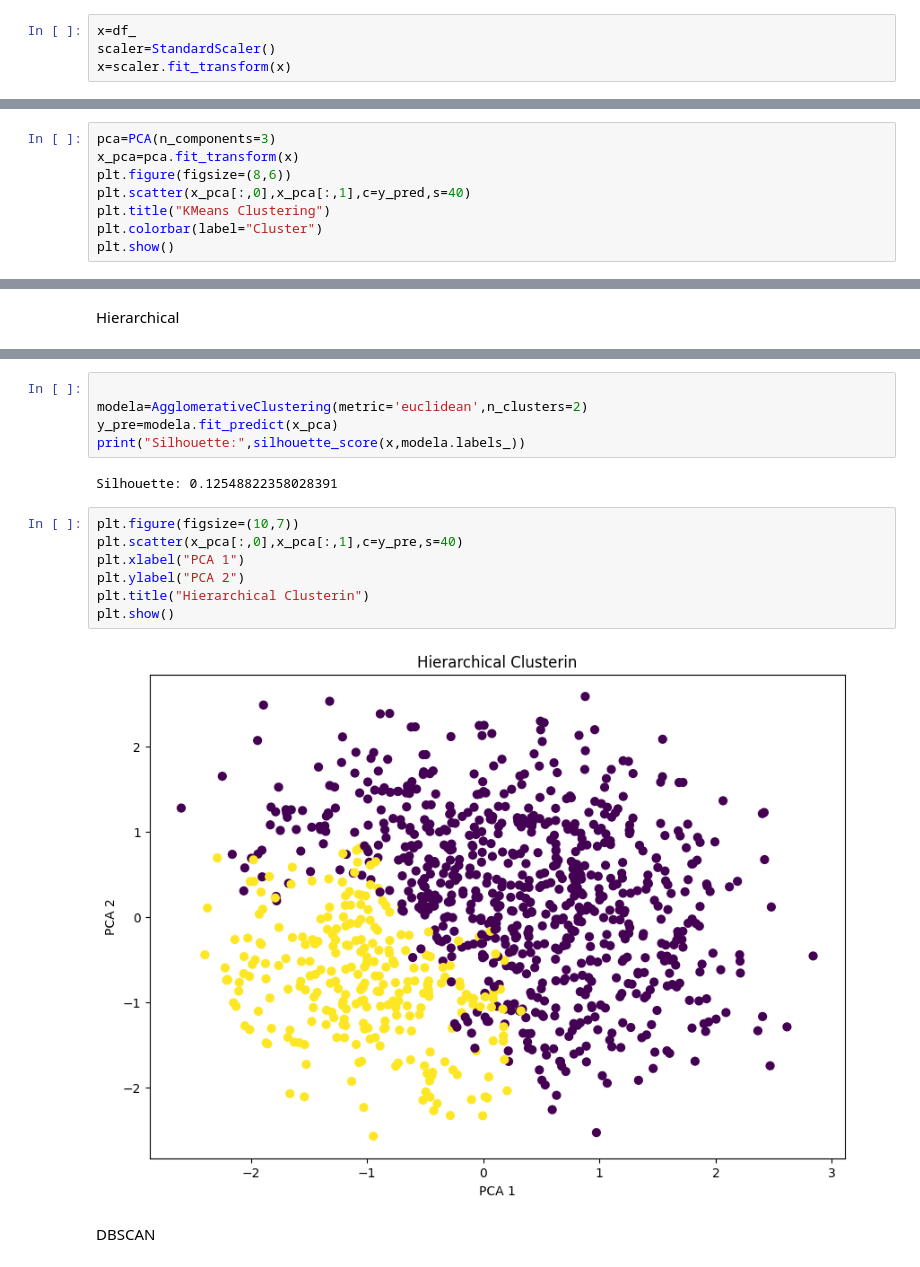
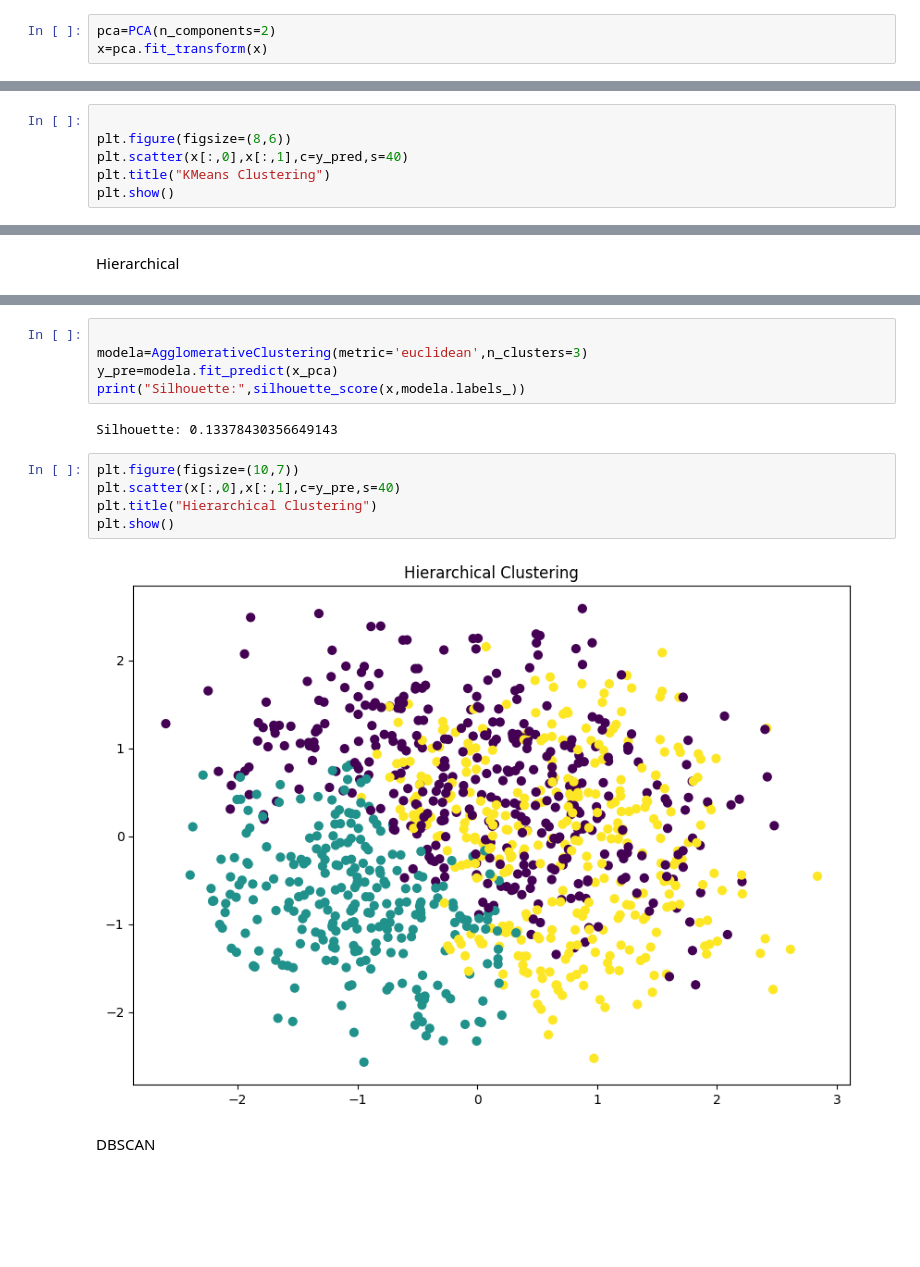
Before and after one commit to sanjaysk17/Cluster-Project, a Jupyter notebook: task.ipynb, the cells around one changed output, grey strips where cells are left out. Drawn from its saved outputs; the diff is of its cells as text; blank space fills up the shorter version.

```diff
--- a/task.ipynb
+++ b/task.ipynb
@@ -75,10 +75,9 @@ PEG   -0.055325
 dtype: float64
 # %% [markdown]
 K MEANS ALGORITHM
-# %%
-x=df_
-scaler=StandardScaler()
-x=scaler.fit_transform(x)
+# %%
+pca=PCA(n_components=2)
+x=pca.fit_transform(x)
 # %%
 wcss=[]
 for i in range(1,11):
@@ -111,9 +110,7 @@ Silhouette: 0.17467862960170905
 # %%
-pca=PCA(n_components=3)
-x_pca=pca.fit_transform(x)
+
 plt.figure(figsize=(8,6))
-plt.scatter(x_pca[:,0],x_pca[:,1],c=y_pred,s=40)
+plt.scatter(x[:,0],x[:,1],c=y_pred,s=40)
 plt.title("KMeans Clustering")
-plt.colorbar(label="Cluster")
 plt.show()
 # %% [output]
@@ -132,19 +129,17 @@ plt.show()
 # %%
 
-modela=AgglomerativeClustering(metric='euclidean',n_clusters=2)
+modela=AgglomerativeClustering(metric='euclidean',n_clusters=3)
 y_pre=modela.fit_predict(x_pca)
 print("Silhouette:",silhouette_score(x,modela.labels_))
 # %% [output]
-Silhouette: 0.12548822358028391
+Silhouette: 0.13378430356649143
 # %%
 plt.figure(figsize=(10,7))
-plt.scatter(x_pca[:,0],x_pca[:,1],c=y_pre,s=40)
-plt.xlabel("PCA 1")
-plt.ylabel("PCA 2")
-plt.title("Hierarchical Clusterin")
+plt.scatter(x[:,0],x[:,1],c=y_pre,s=40)
+plt.title("Hierarchical Clustering")
 plt.show()
 # %% [output]
-[figure, old version]
+[figure, new version]
 # %% [markdown]
 DBSCAN
 # %%
```
Also changed, not shown: parts of 8 cells of this notebook, 5 other files.
